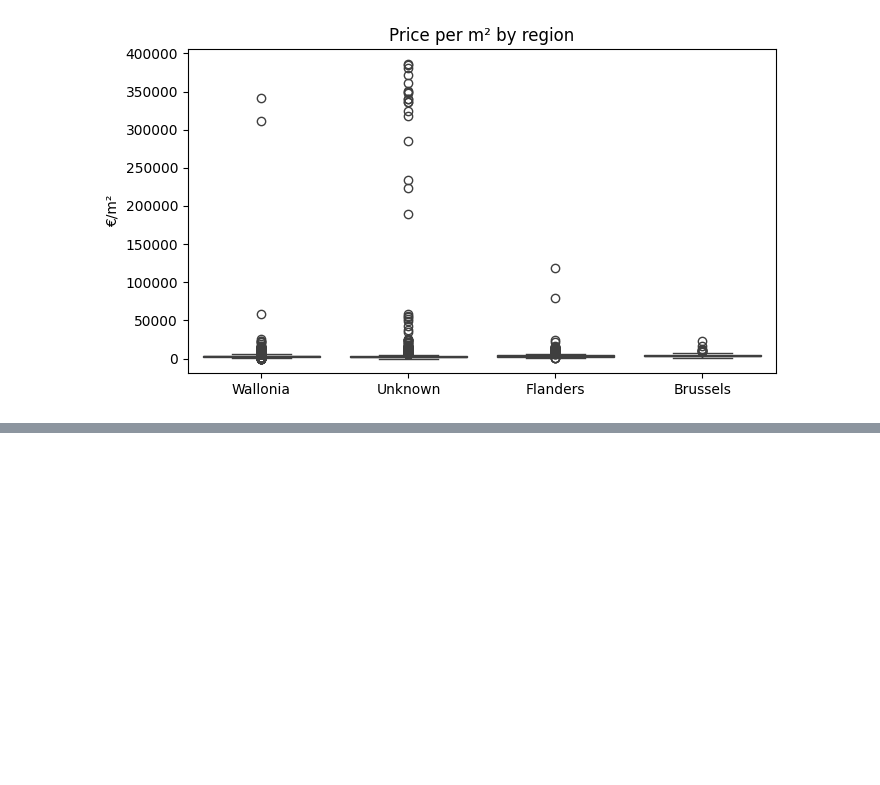
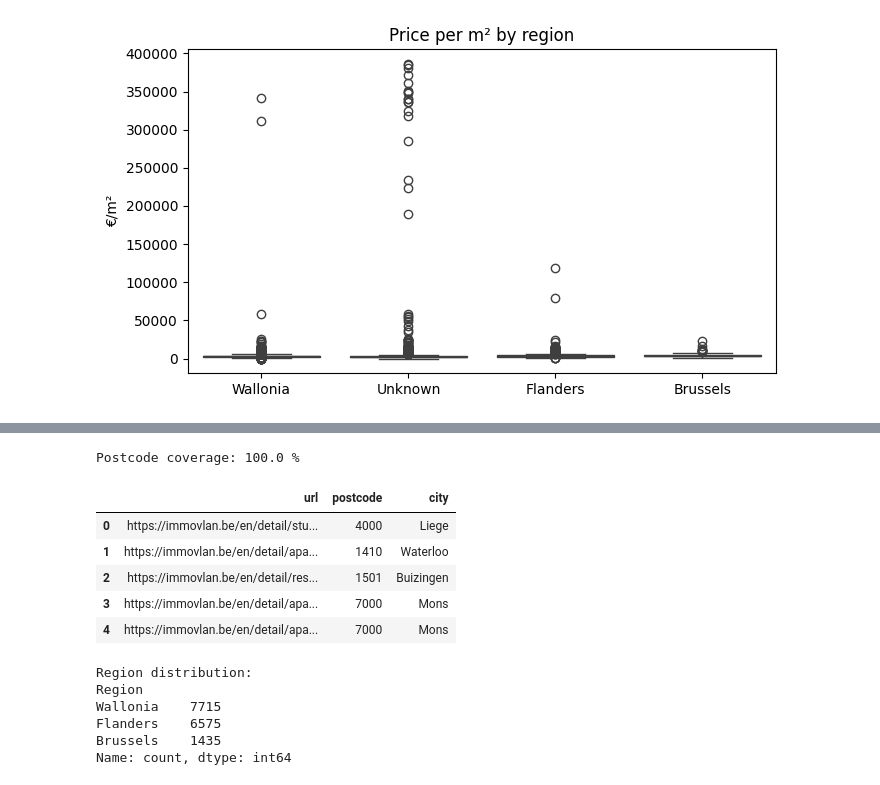
Before and after one commit to briguszmigusz/immo-eliza-data-analysis, a Jupyter notebook: analysis/pierrick/pierrick_analysis.ipynb, the cells around one changed output, grey strips where cells are left out. Saved outputs shown, nothing was run; the diff lists cells and outputs as text; code cells hidden in the pictures; blank space fills up the shorter version.

```diff
--- a/analysis/pierrick/pierrick_analysis.ipynb
+++ b/analysis/pierrick/pierrick_analysis.ipynb
@@ -383,0 +466,73 @@ Name: price, dtype: float64
+# %%
+# Extract 'postcode' and 'city' from URL
+
+def extract_city_postcode(url):
+    """
+    Matches URLs like:
+    .../2000/antwerpen/...
+    or
+    .../8500/kortrijk/... etc.
+    """
+    url = str(url)
+    m = re.search(r"/(\d{4})/([^/]+)/", url)
+    if not m:
+        return pd.Series([np.nan, np.nan])
+
+    postcode = m.group(1)
+    raw_city = m.group(2).replace("-", " ")
+    city = raw_city.title()  # simple capitalization
+
+    return pd.Series([postcode, city])
+
+df[["postcode", "city"]] = df["url"].apply(extract_city_postcode)
+df["postcode"] = pd.to_numeric(df["postcode"], errors="coerce")
+
+# Test
+print("Postcode coverage:", (df["postcode"].notna().mean()*100).round(1), "%")
+df[["url", "postcode", "city"]].head(5)
+# %% [output]
+Postcode coverage: 100.0 %
+|  | url | postcode | city |
+| 0 | https://immovlan.be/en/detail/stu... | 4000 | Liege |
+| 1 | https://immovlan.be/en/detail/apa... | 1410 | Waterloo |
+| 2 | https://immovlan.be/en/detail/res... | 1501 | Buizingen |
+| 3 | https://immovlan.be/en/detail/apa... | 7000 | Mons |
+| 4 | https://immovlan.be/en/detail/apa... | 7000 | Mons |
+# %%
+# Deterministic postcode -> region mapping
+
+def postcode_to_region(pc):
+    if pd.isna(pc):
+        return "Unknown"
+    pc = int(pc)
+
+    # Brussels
+    if 1000 <= pc <= 1299:
+        return "Brussels"
+
+    # Wallonia
+    if 1300 <= pc <= 1499:
+        return "Wallonia"
+    if 4000 <= pc <= 7999:
+        return "Wallonia"
+
+    # Flanders
+    if 1500 <= pc <= 3999:
+        return "Flanders"
+    if 8000 <= pc <= 9999:
+        return "Flanders"
+
+    return "Unknown"
+
+df["Region"] = df["postcode"].apply(postcode_to_region)
+
+# Test
+print("Region distribution:")
+print(df["Region"].value_counts(dropna=False))
+# %% [output]
+Region distribution:
+Region
+Wallonia    7715
+Flanders    6575
+Brussels    1435
+Name: count, dtype: int64
```
Also changed, not shown: parts of 5 cells of this notebook, 1 other file.
